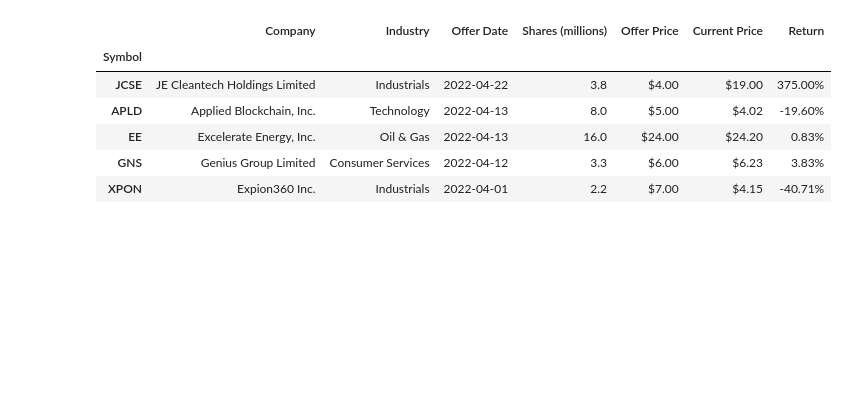
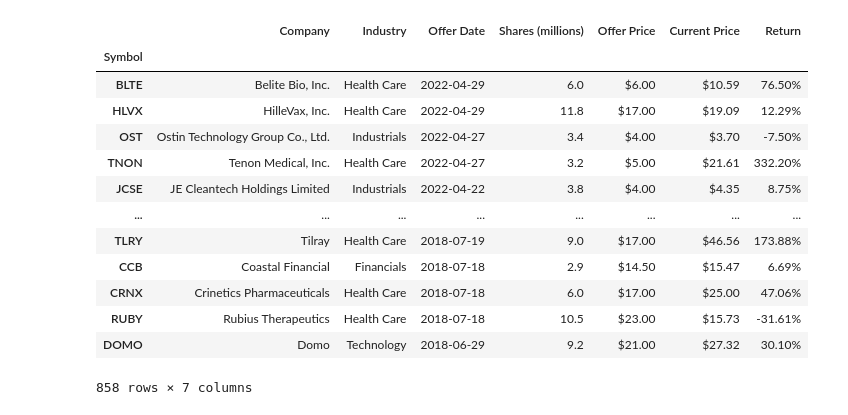
Before and after one commit to StrawhatRA/IPO_Learning, a Jupyter notebook: IPO-2.ipynb, the cells around one changed output. Saved outputs shown, nothing was run; the diff lists cells and outputs as text; code cells hidden in the pictures; blank space fills up the shorter version.

```diff
--- a/IPO-2.ipynb
+++ b/IPO-2.ipynb
@@ -26,7 +26,7 @@ from sklearn.metrics import plot_confusion_matrix
 #read csv data from IPO Scoop into a dataframe and set the company Symbol as the index
 #other columns include industry type, amount of shares in millions, initial offer price, closing on the first day
 #current price and returns, and then dropping the 1st day close column
-ipo_csv = pd.read_csv('IpoScoop.csv')
+ipo_csv = pd.read_csv('IpoScoop2018+.csv')
 filtered_ipo=ipo_csv.drop(columns=["1st Day Close"])
 filtered_ipo.set_index('Symbol',inplace=True)
 # %%
@@ -39,15 +39,22 @@ sector_count.plot(kind="pie")
 # %%
 filtered_ipo["Offer Date"]=pd.to_datetime(filtered_ipo["Offer Date"], infer_datetime_format=True)
-filter_ipo=filtered_ipo.drop(["MTAL.U"])
-filter_ipo.head()
+filter_ipo = filtered_ipo.drop(['MTAL.U', 'TPGS', 'KVSB', 'STRE.U', 'SCR', 'FWAA', 'HCAQ', 'TBA.U', 'HFEN', 'FSDC', 'ARYA', 'PAND', 'TXAC', 'HECCU', 'CSPR', 'PPD', 'DNK', 'VIE', 'HKIB', 'WSG', 'LVGO', 'PROS', 'MDLA', 'PRVL', 'PRVL', 'PRVL', 'MWK', 'GSX', 'RUHN', 'FHL'])
+filter_ipo
 # %% [output]
 |  | Company | Industry | Offer Date | Shares (millions) | Offer Price | Current Price | Return |
 | Symbol |  |  |  |  |  |  |  |
-| JCSE | JE Cleantech Holdings Limited | Industrials | 2022-04-22 | 3.8 | $4.00 | $19.00 | 375.00% |
-| APLD | Applied Blockchain, Inc. | Technology | 2022-04-13 | 8.0 | $5.00 | $4.02 | -19.60% |
-| EE | Excelerate Energy, Inc. | Oil & Gas | 2022-04-13 | 16.0 | $24.00 | $24.20 | 0.83% |
-| GNS | Genius Group Limited | Consumer Services | 2022-04-12 | 3.3 | $6.00 | $6.23 | 3.83% |
-| XPON | Expion360 Inc. | Industrials | 2022-04-01 | 2.2 | $7.00 | $4.15 | -40.71% |
+| BLTE | Belite Bio, Inc. | Health Care | 2022-04-29 | 6.0 | $6.00 | $10.59 | 76.50% |
+| HLVX | HilleVax, Inc. | Health Care | 2022-04-29 | 11.8 | $17.00 | $19.09 | 12.29% |
+| OST | Ostin Technology Group Co., Ltd. | Industrials | 2022-04-27 | 3.4 | $4.00 | $3.70 | -7.50% |
+| TNON | Tenon Medical, Inc. | Health Care | 2022-04-27 | 3.2 | $5.00 | $21.61 | 332.20% |
+| JCSE | JE Cleantech Holdings Limited | Industrials | 2022-04-22 | 3.8 | $4.00 | $4.35 | 8.75% |
+| ... | ... | ... | ... | ... | ... | ... | ... |
+| TLRY | Tilray | Health Care | 2018-07-19 | 9.0 | $17.00 | $46.56 | 173.88% |
+| CCB | Coastal Financial | Financials | 2018-07-18 | 2.9 | $14.50 | $15.47 | 6.69% |
+| CRNX | Crinetics Pharmaceuticals | Health Care | 2018-07-18 | 6.0 | $17.00 | $25.00 | 47.06% |
+| RUBY | Rubius Therapeutics | Health Care | 2018-07-18 | 10.5 | $23.00 | $15.73 | -31.61% |
+| DOMO | Domo | Technology | 2018-06-29 | 9.2 | $21.00 | $27.32 | 30.10% |
+858 rows × 7 columns
 # %%
 #make copies of the ipo dataframe with times showing 10 days before, 84 days before, and 100 days after 'Offer Date'
 ten_days = pd.to_timedelta(10,'days')
```
Also changed, not shown: parts of 17 cells of this notebook, 3 other files.
